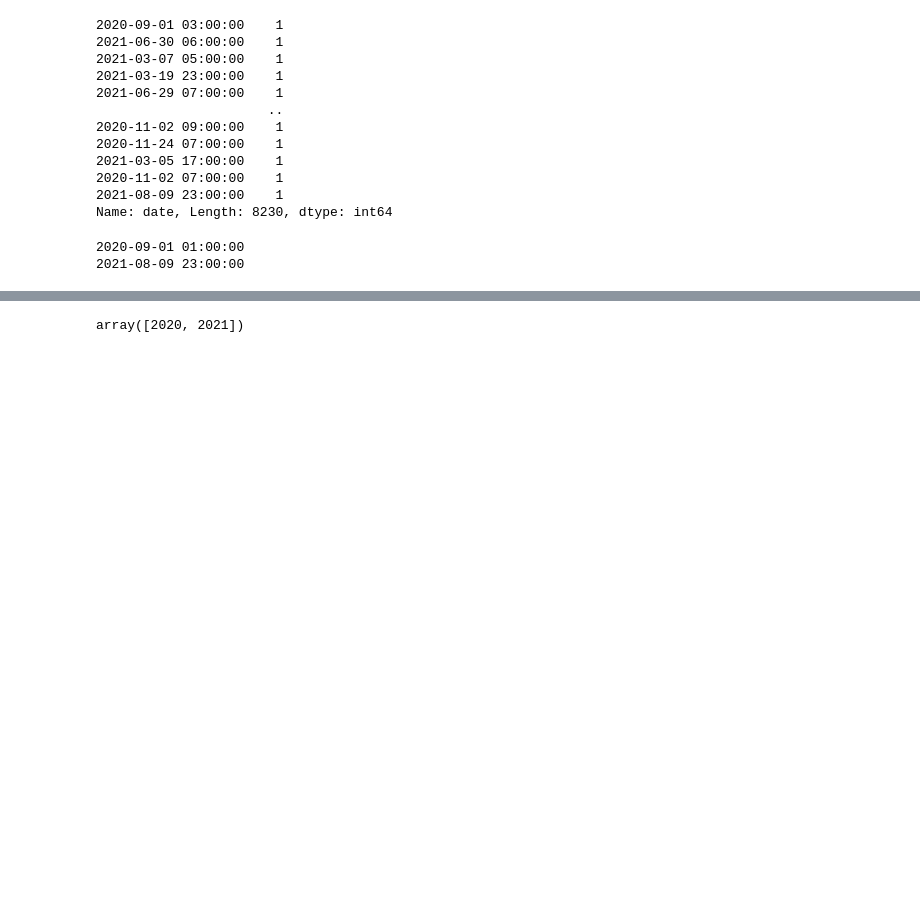
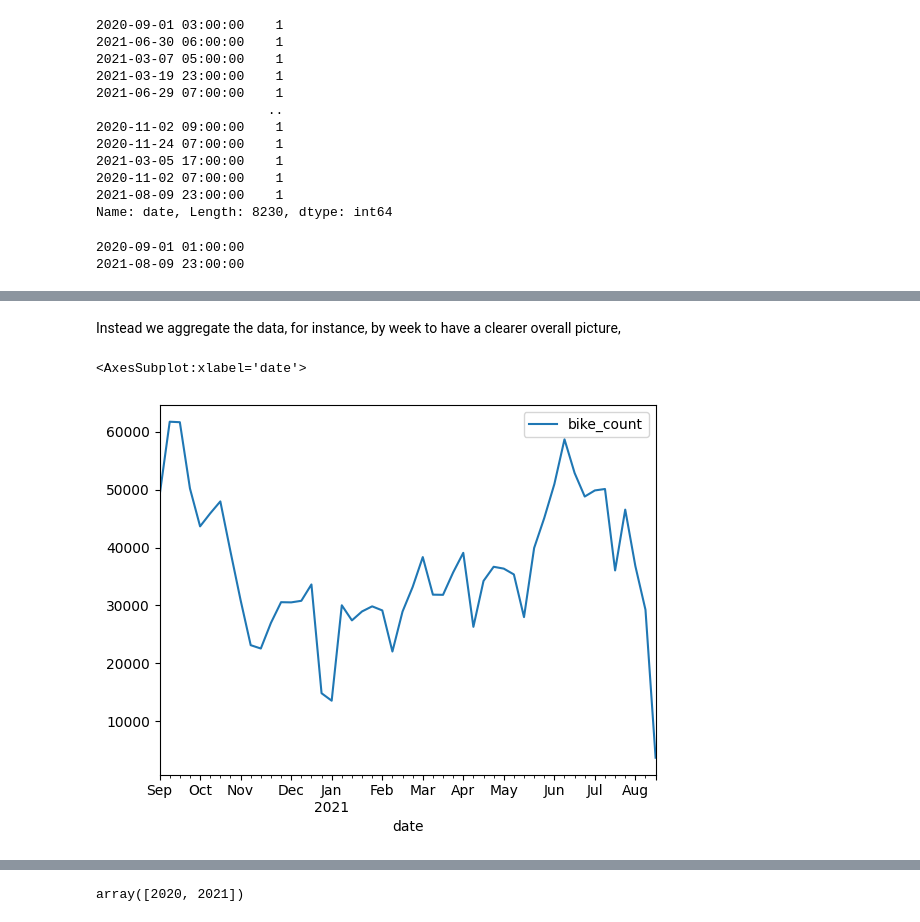
Before and after one commit to stlbnmaria/PythonForDS_Project, a Jupyter notebook: data_analyses/data_analyses.ipynb, the cells around one changed output, grey strips where cells are left out. Drawn from its saved outputs; the diff is of its cells as text; code cells hidden in the pictures; blank space fills up the shorter version.

```diff
--- a/data_analyses/data_analyses.ipynb
+++ b/data_analyses/data_analyses.ipynb
@@ -63,0 +126,9 @@ print(data.date.max())
+# %% [markdown]
+Instead we aggregate the data, for instance, by week to have a clearer overall picture,
+# %%
+mask = data["counter_name"] == "Totem 73 boulevard de Sébastopol S-N"
+
+data[mask].groupby(pd.Grouper(freq="1w", key="date"))[["bike_count"]].sum().plot()
+# %% [output]
+<AxesSubplot:xlabel='date'>
+[figure, added]
```
Also changed, not shown: parts of 34 cells of this notebook.
